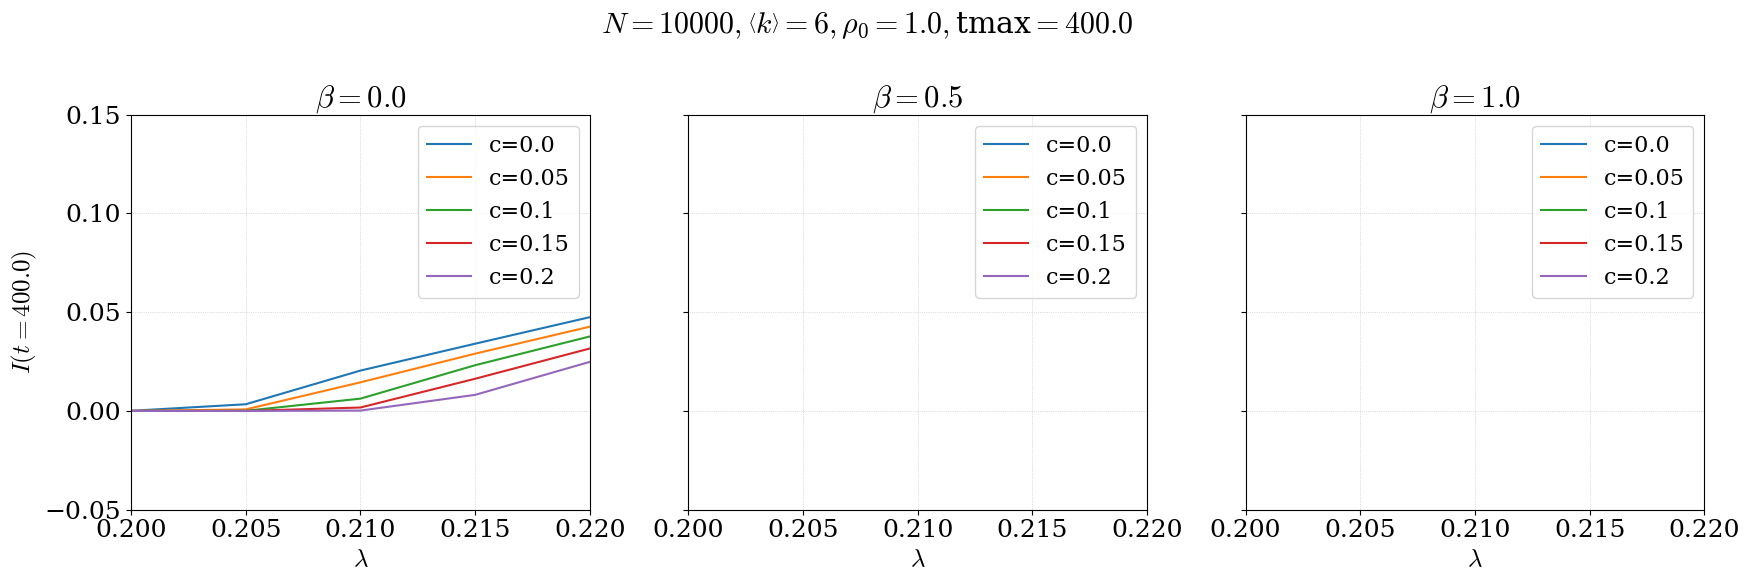
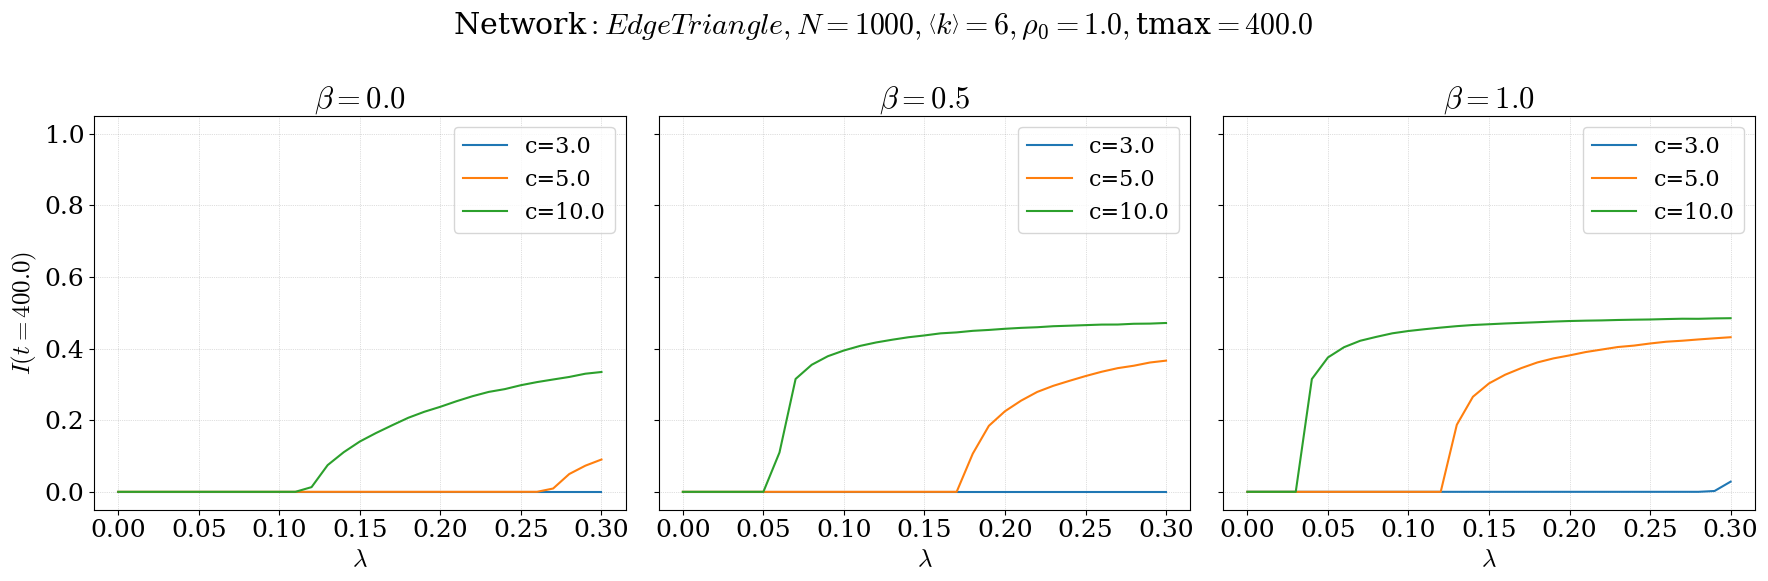
Code edit (unified diff) that turned the first committed figure into the second:
--- before
+++ after
@@ -21,9 +21,9 @@
     if b_idx == 0:
         axes[b_idx].set_ylabel(rf"$I(t={tmax})$")
-    axes[b_idx].set_xlim(0.20, 0.22)
-    axes[b_idx].set_ylim(0-delta, 0.1+delta)
+    # axes[b_idx].set_xlim(0.20, 0.22)
+    axes[b_idx].set_ylim(0-delta, 1.0+delta)
 
 fig.suptitle(rf"$N={N}, \left<k\right>={k_ave}, \rho_0={rho0}, $tmax$={tmax}$")
-# fig.suptitle(rf"Network$: {network_type}, N={N}, \left<k\right>={k_ave}, \rho_0={rho0}, $tmax$={tmax}$")
+fig.suptitle(rf"Network$: {network_type}, N={N}, \left<k\right>={k_ave}, \rho_0={rho0}, $tmax$={tmax}$")
 fig.tight_layout()
 

Commit: feat: rho0SIS